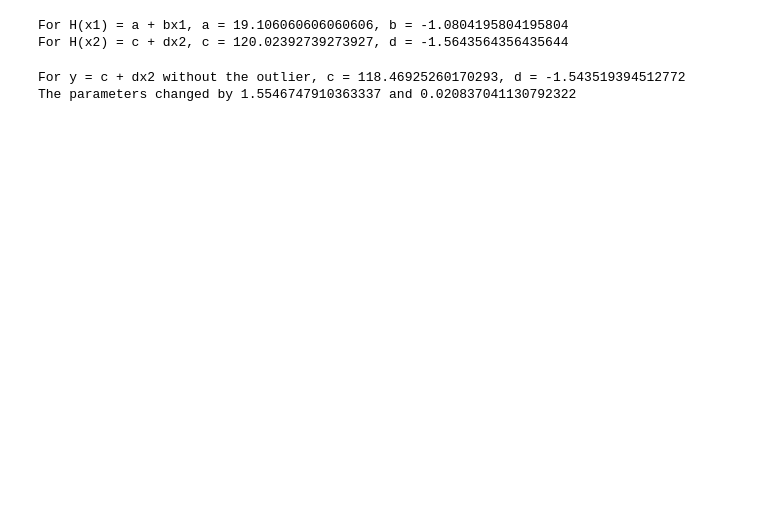
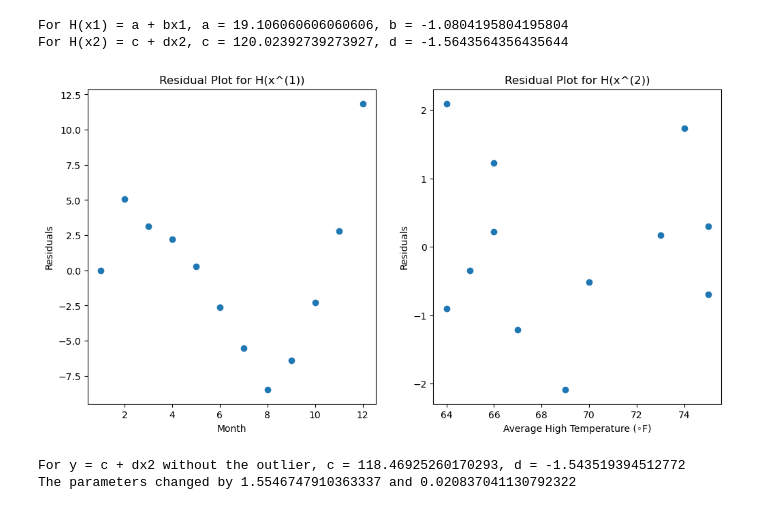
Before and after one commit to SadracSantacruz/dsc40a_hm3, a Jupyter notebook: question4.ipynb, the cells around one changed output. Drawn from its saved outputs; the diff is of its cells as text; code cells hidden in the pictures; blank space fills up the shorter version.

Commit message:
added graph

```diff
--- a/question4.ipynb
+++ b/question4.ipynb
@@ -35,26 +35,28 @@ For H(x2) = c + dx2, c = 120.02392739273927, d = -1.5643564356435644
 # %%
 # Calculate the residuals
 residuals1 = yields - (a1 + b1 * months)
 residuals2 = yields - (a2 + b2 * temps)
 
 # Plot the residuals
 plt.figure(figsize=(12, 6))
 
 plt.subplot(1, 2, 1)
 plt.scatter(months, residuals1)
-plt.axhline(y=0, color='r', linestyle='-')
-plt.title("Residual Plot for H(x1)")
+# plt.axhline(y=0, color='r', linestyle='-')
+plt.title("Residual Plot for H(x^(1))")
 plt.xlabel("Month")
 plt.ylabel("Residuals")
 
 plt.subplot(1, 2, 2)
 plt.scatter(temps, residuals2)
-plt.axhline(y=0, color='r', linestyle='-')
-plt.title("Residual Plot for H(x2)")
+# plt.axhline(y=0, color='r', linestyle='-')
+plt.title("Residual Plot for H(x^(2))")
 plt.xlabel("Average High Temperature (◦F)")
 plt.ylabel("Residuals")
 
 plt.show()
+# %% [output]
+[figure, added]
 # %%
 # Remove the outlier
 temps_no_outlier = np.delete(temps, 0)
```
